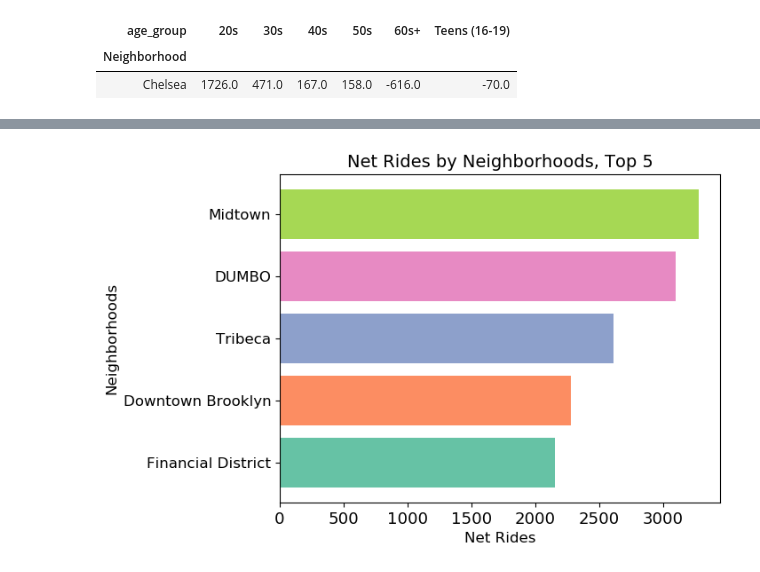
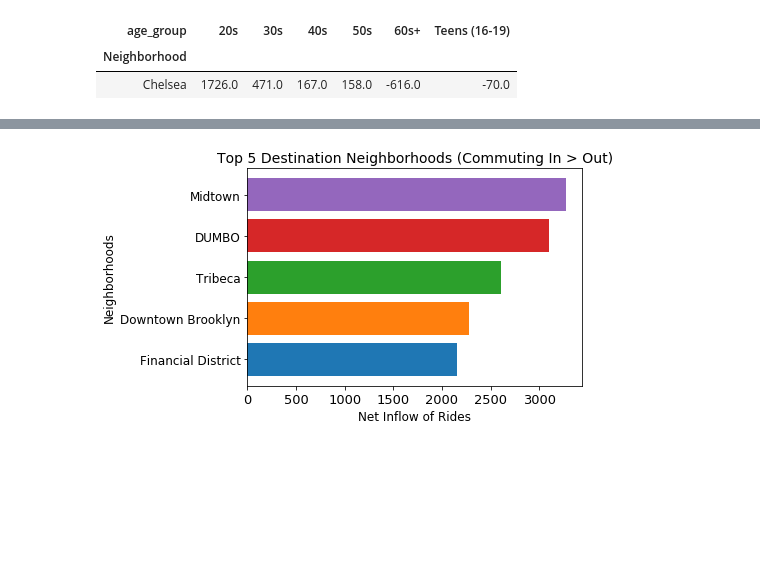
Before and after one commit to yslnam/mofo_bikes, a Jupyter notebook: notebooks/eda/citibike_feature_engineered_eda.ipynb, the cells around one changed output, grey strips where cells are left out. Saved outputs shown, nothing was run; the diff lists cells and outputs as text; code cells hidden in the pictures; blank space fills up the shorter version.

```diff
--- a/notebooks/eda/citibike_feature_engineered_eda.ipynb
+++ b/notebooks/eda/citibike_feature_engineered_eda.ipynb
@@ -714,8 +714,13 @@ mean_nb_trips_by_daytype_rushhour
 | Yorkville | Manhattan | 24186.145031 | 23001.693472 | 23250.146542 | 23580.843846 | ... |
 70 rows × 10 columns
 # %%
-origin_flow_hood = pivot_cb.pivot_table('bikeid', index='startneighborhood', aggfunc='count', fill_value = 0)
-dest_flow_hood = pivot_cb.pivot_table('bikeid', index='endneighborhood', aggfunc='count', fill_value = 0)
-net_rides_by_hood = origin_flow_hood - dest_flow_hood
-net_rides_by_hood.columns = ['Net Rides']
-net_rides_by_hood
+origin_count = pivot_cb.pivot_table('bikeid', index='startneighborhood', aggfunc='count', fill_value = 0)
+dest_count = pivot_cb.pivot_table('bikeid', index='endneighborhood', aggfunc='count', fill_value = 0)
+
+dest_minus_origin = dest_count - origin_count
+dest_minus_origin.columns = ['Net Inflow of Rides']
+dest_minus_origin.index.names = ['Neighborhood']
+
+origin_minus_dest = origin_count - dest_count
+origin_minus_dest.columns = ['Net Outflow of Rides']
+origin_minus_dest.index.names = ['Neighborhood']
@@ -735,0 +738,4 @@ net_rides_by_hood
+# %%
+top5_hoods_inflow = dest_minus_origin.sort_values(['Net Inflow of Rides'], ascending=False).dropna().head(5)
+top5_hoods_inflow.index.names = ['Neighborhood']
+top5_hoods_inflow
@@ -929,13 +1048,13 @@ plt.show();
 # %%
-top5_plt = top5_net_rides_by_hood.sort_values(['Net Rides'], ascending=False).dropna().head(5).sort_values(['Net Rides'], ascending=True)
-top5_plt = plt.barh(range(len(top5_plt)), top5_plt['Net Rides'], color=plt.cm.Set2(np.arange(len(top5_plt))))
+inf_plt = top5_hoods_inflow.sort_values(['Net Inflow of Rides'], ascending=True).dropna().head(5)
+inf_plt = plt.barh(range(len(inf_plt)), inf_plt['Net Inflow of Rides'], color=plt.cm.tab10(np.arange(len(inf_plt))))
 plt.yticks([4,3,2,1,0], ['Midtown','DUMBO','Tribeca','Downtown Brooklyn','Financial District'], fontsize=12)
-plt.xlabel('Net Rides', fontsize=12)
+plt.xlabel('Net Inflow of Rides', fontsize=12)
 plt.ylabel('Neighborhoods', fontsize=12)
-plt.title('Net Rides by Neighborhoods, Top 5', fontsize=14)
+plt.title('Top 5 Destination Neighborhoods (Commuting In > Out)', fontsize=14)
 plt.show();
 # %% [output]
-[figure, old version]
+[figure, new version]
 # %%
 freq_plt = pivot_cb.pivot_table('bikeid', index='startmonth', columns='startboro', aggfunc='count', fill_value=0).plot(kind='line', colormap='Accent', figsize=(15,7), xticks = range(1,13))
 freq_plt.yaxis.set_major_formatter(tkr.StrMethodFormatter('{x:,.0f}'))
```
Also changed, not shown: parts of 33 cells of this notebook.
